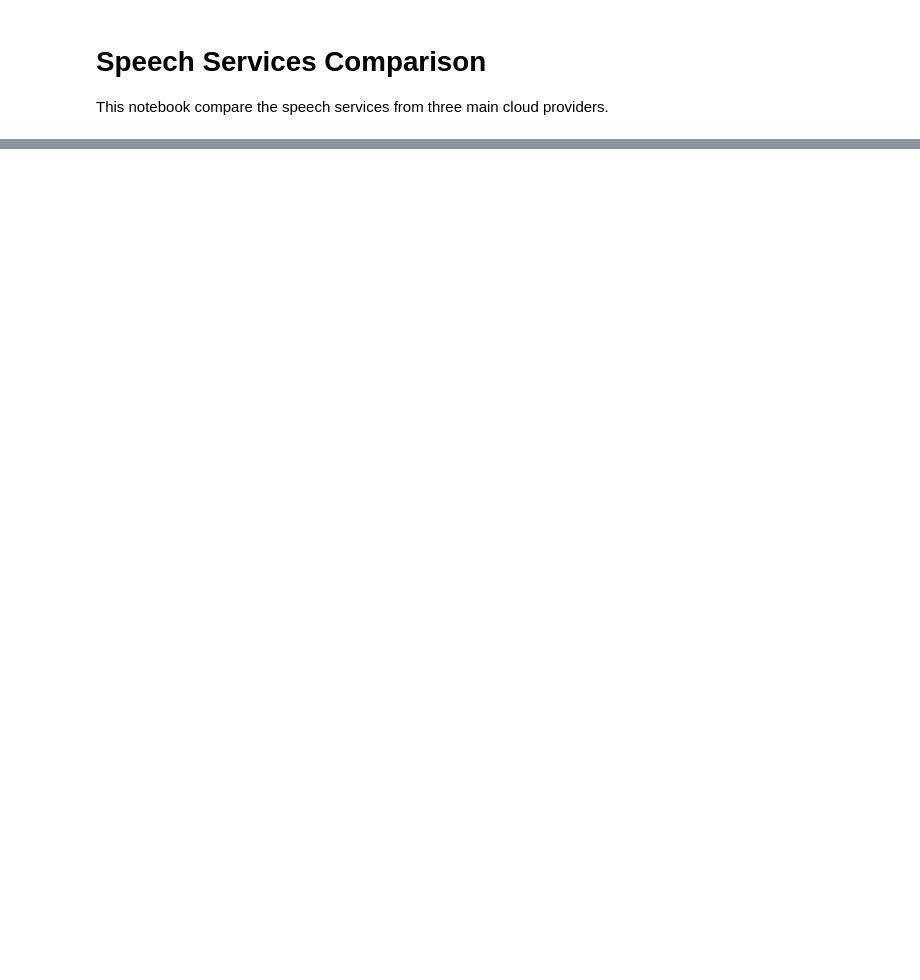
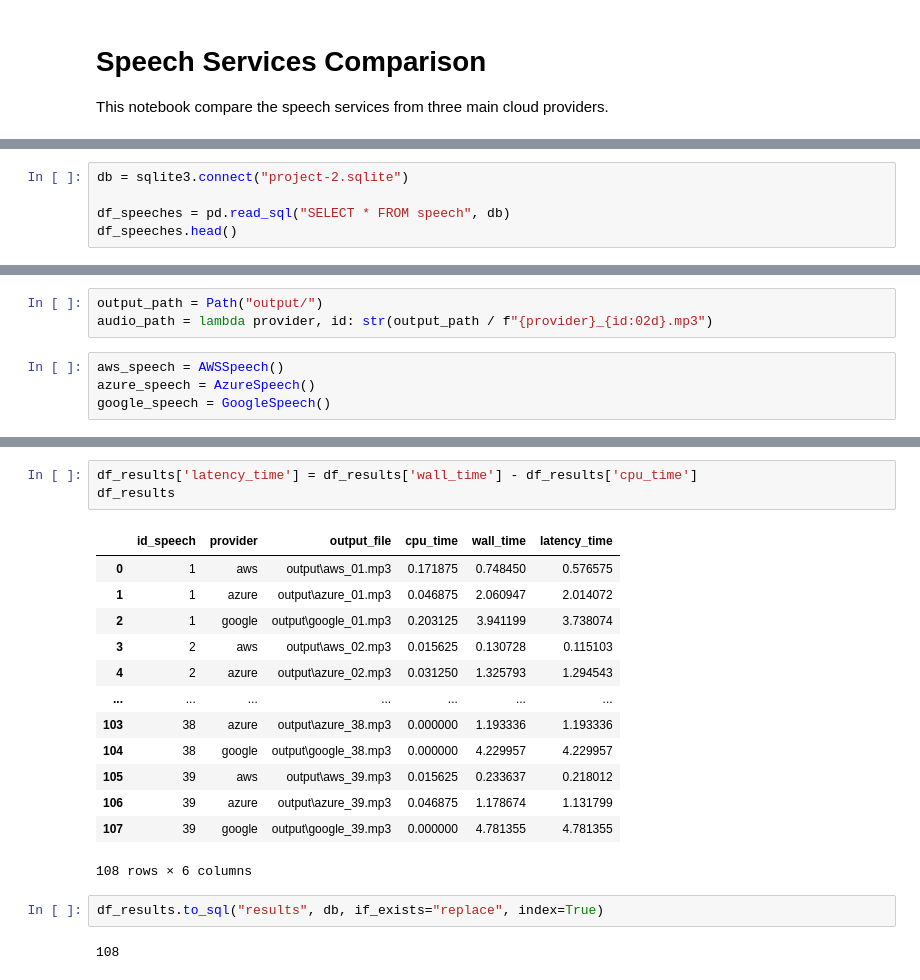
Before and after one commit to jonasluz/DIA.X540.cloud-ai, a Jupyter notebook: Project#2/Speech.ipynb, the cells around one changed output, grey strips where cells are left out. Cells and saved outputs as stored; diff of their text form; blank space fills up the shorter version.

```diff
--- a/Project#2/Speech.ipynb
+++ b/Project#2/Speech.ipynb
@@ -44,0 +15,5 @@ Audio content written to file: google_speech_output.mp3
+# %%
+db = sqlite3.connect("project-2.sqlite")
+
+df_speeches = pd.read_sql("SELECT * FROM speech", db)
+df_speeches.head()
@@ -44,0 +27,7 @@ Audio content written to file: google_speech_output.mp3
+# %%
+output_path = Path("output/")
+audio_path = lambda provider, id: str(output_path / f"{provider}_{id:02d}.mp3")
+# %%
+aws_speech = AWSSpeech()
+azure_speech = AzureSpeech()
+google_speech = GoogleSpeech()
@@ -44,0 +105,21 @@ Audio content written to file: google_speech_output.mp3
+# %%
+df_results['latency_time'] = df_results['wall_time'] - df_results['cpu_time']
+df_results
+# %% [output]
+|  | id_speech | provider | output_file | cpu_time | wall_time | latency_time |
+| 0 | 1 | aws | output\aws_01.mp3 | 0.171875 | 0.748450 | 0.576575 |
+| 1 | 1 | azure | output\azure_01.mp3 | 0.046875 | 2.060947 | 2.014072 |
+| 2 | 1 | google | output\google_01.mp3 | 0.203125 | 3.941199 | 3.738074 |
+| 3 | 2 | aws | output\aws_02.mp3 | 0.015625 | 0.130728 | 0.115103 |
+| 4 | 2 | azure | output\azure_02.mp3 | 0.031250 | 1.325793 | 1.294543 |
+| ... | ... | ... | ... | ... | ... | ... |
+| 103 | 38 | azure | output\azure_38.mp3 | 0.000000 | 1.193336 | 1.193336 |
+| 104 | 38 | google | output\google_38.mp3 | 0.000000 | 4.229957 | 4.229957 |
+| 105 | 39 | aws | output\aws_39.mp3 | 0.015625 | 0.233637 | 0.218012 |
+| 106 | 39 | azure | output\azure_39.mp3 | 0.046875 | 1.178674 | 1.131799 |
+| 107 | 39 | google | output\google_39.mp3 | 0.000000 | 4.781355 | 4.781355 |
+108 rows × 6 columns
+# %%
+df_results.to_sql("results", db, if_exists="replace", index=True)
+# %% [output]
+108
```
Also changed, not shown: parts of 13 cells of this notebook, 3 other files.
